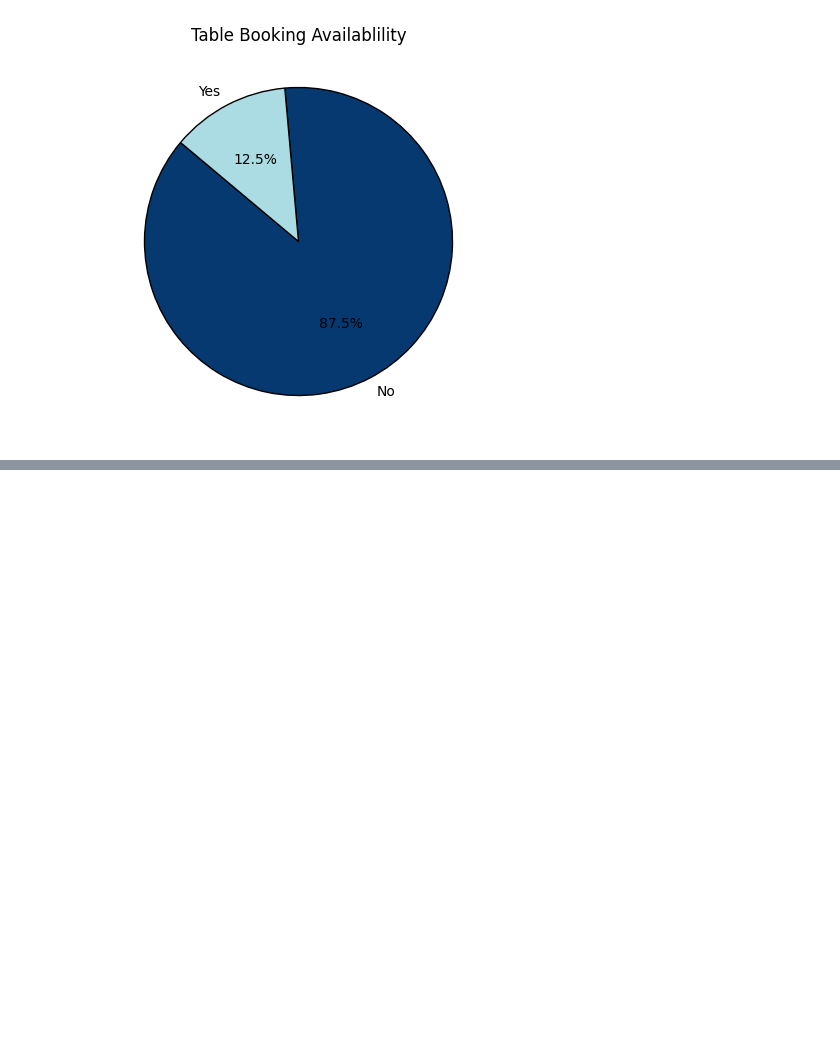
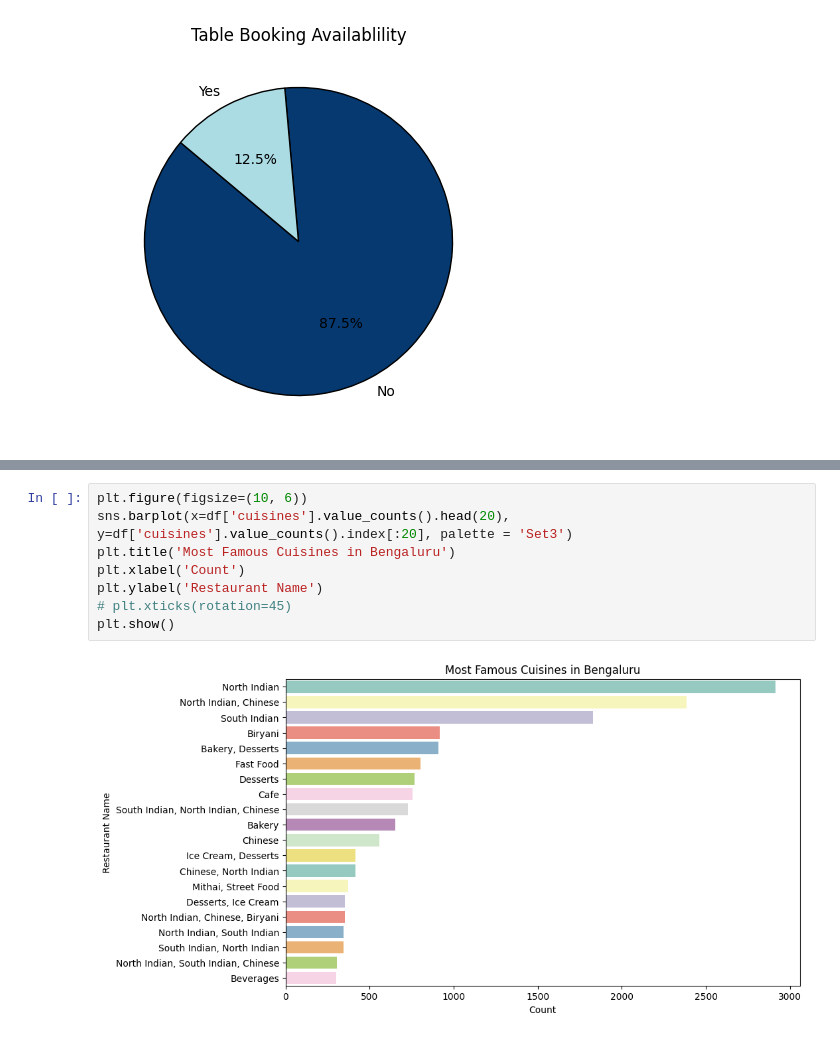
Before and after one commit to starlight5234/MoodBites, a Jupyter notebook: moodbites.ipynb, the cells around one changed output, grey strips where cells are left out. Saved outputs shown, nothing was run; the diff lists cells and outputs as text; blank space fills up the shorter version.

```diff
--- a/moodbites.ipynb
+++ b/moodbites.ipynb
@@ -485,0 +544,10 @@ plt.show()
+# %%
+plt.figure(figsize=(10, 6))
+sns.barplot(x=df['cuisines'].value_counts().head(20), y=df['cuisines'].value_counts().index[:20], palette = 'Set3')
+plt.title('Most Famous Cuisines in Bengaluru')
+plt.xlabel('Count')
+plt.ylabel('Restaurant Name')
+# plt.xticks(rotation=45)
+plt.show()
+# %% [output]
+[figure, added]
```
Also changed, not shown: parts of 10 cells of this notebook.
